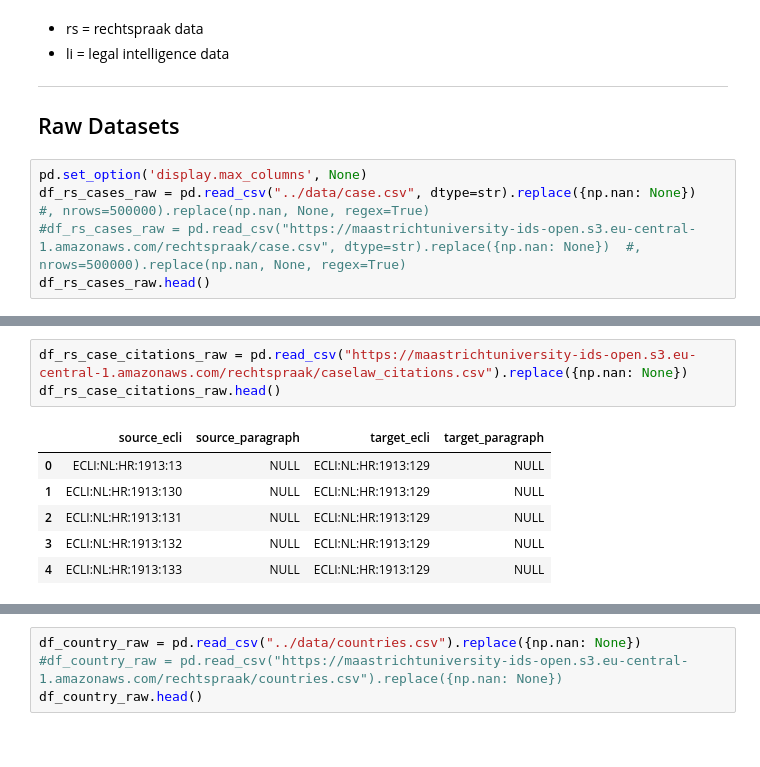
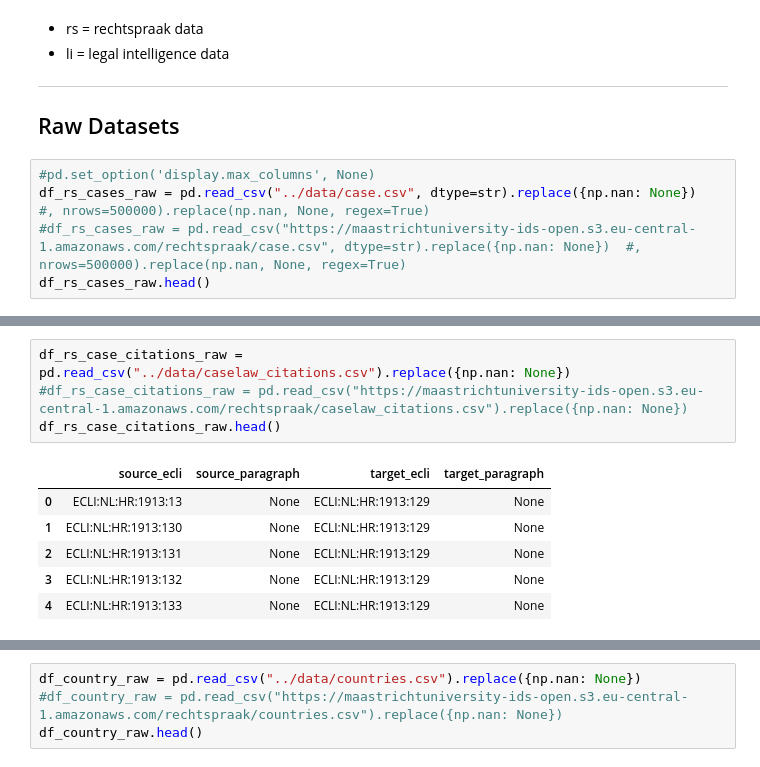
Before and after one commit to maastrichtlawtech/case-law-explorer, a Jupyter notebook: notebooks/Rechtspraak_dynamoDB_ETL.ipynb, the cells around one changed output, grey strips where cells are left out. Saved outputs shown, nothing was run; the diff lists cells and outputs as text.

Commit message:
- refactored data to dynamo structure

```diff
--- a/notebooks/Rechtspraak_dynamoDB_ETL.ipynb
+++ b/notebooks/Rechtspraak_dynamoDB_ETL.ipynb
@@ -22,7 +22,7 @@ import dateutil.parser
 ---
 ## Raw Datasets
 # %%
-pd.set_option('display.max_columns', None)
+#pd.set_option('display.max_columns', None)
 df_rs_cases_raw = pd.read_csv("../data/case.csv", dtype=str).replace({np.nan: None})  #, nrows=500000).replace(np.nan, None, regex=True)
 #df_rs_cases_raw = pd.read_csv("https://maastrichtuniversity-ids-open.s3.eu-central-1.amazonaws.com/rechtspraak/case.csv", dtype=str).replace({np.nan: None})  #, nrows=500000).replace(np.nan, None, regex=True)
 df_rs_cases_raw.head()
@@ -58,11 +68,12 @@ df_li_cases_raw.head()
 # %%
-df_rs_case_citations_raw = pd.read_csv("https://maastrichtuniversity-ids-open.s3.eu-central-1.amazonaws.com/rechtspraak/caselaw_citations.csv").replace({np.nan: None})
+df_rs_case_citations_raw = pd.read_csv("../data/caselaw_citations.csv").replace({np.nan: None})
+#df_rs_case_citations_raw = pd.read_csv("https://maastrichtuniversity-ids-open.s3.eu-central-1.amazonaws.com/rechtspraak/caselaw_citations.csv").replace({np.nan: None})
 df_rs_case_citations_raw.head()
 # %% [output]
 |  | source_ecli | source_paragraph | target_ecli | target_paragraph |
-| 0 | ECLI:NL:HR:1913:13 | NULL | ECLI:NL:HR:1913:129 | NULL |
-| 1 | ECLI:NL:HR:1913:130 | NULL | ECLI:NL:HR:1913:129 | NULL |
-| 2 | ECLI:NL:HR:1913:131 | NULL | ECLI:NL:HR:1913:129 | NULL |
-| 3 | ECLI:NL:HR:1913:132 | NULL | ECLI:NL:HR:1913:129 | NULL |
-| 4 | ECLI:NL:HR:1913:133 | NULL | ECLI:NL:HR:1913:129 | NULL |
+| 0 | ECLI:NL:HR:1913:13 | None | ECLI:NL:HR:1913:129 | None |
+| 1 | ECLI:NL:HR:1913:130 | None | ECLI:NL:HR:1913:129 | None |
+| 2 | ECLI:NL:HR:1913:131 | None | ECLI:NL:HR:1913:129 | None |
+| 3 | ECLI:NL:HR:1913:132 | None | ECLI:NL:HR:1913:129 | None |
+| 4 | ECLI:NL:HR:1913:133 | None | ECLI:NL:HR:1913:129 | None |
 # %%
```
Also changed, not shown: parts of 34 cells of this notebook, 14 other files.
